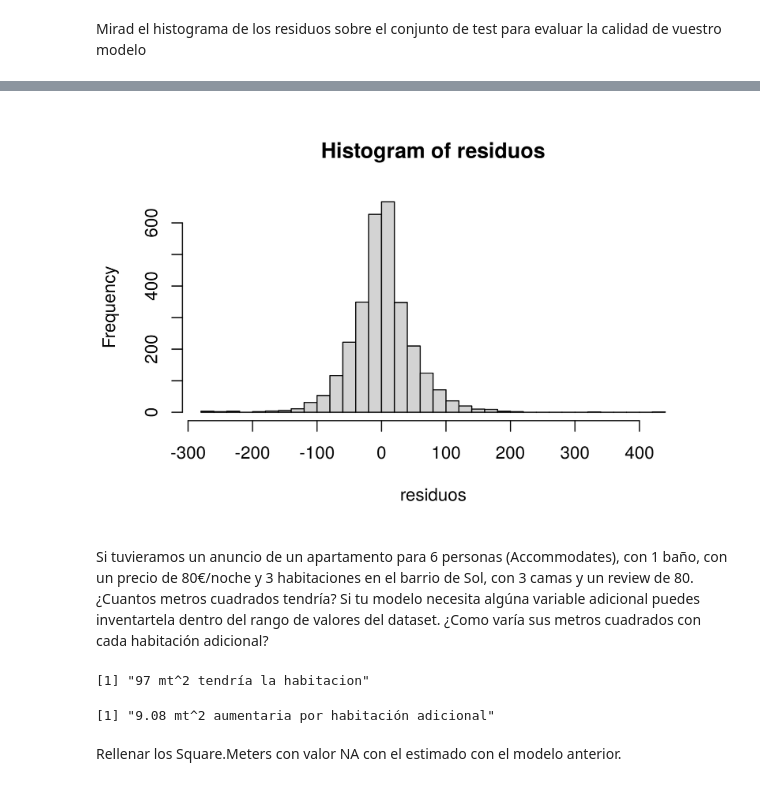
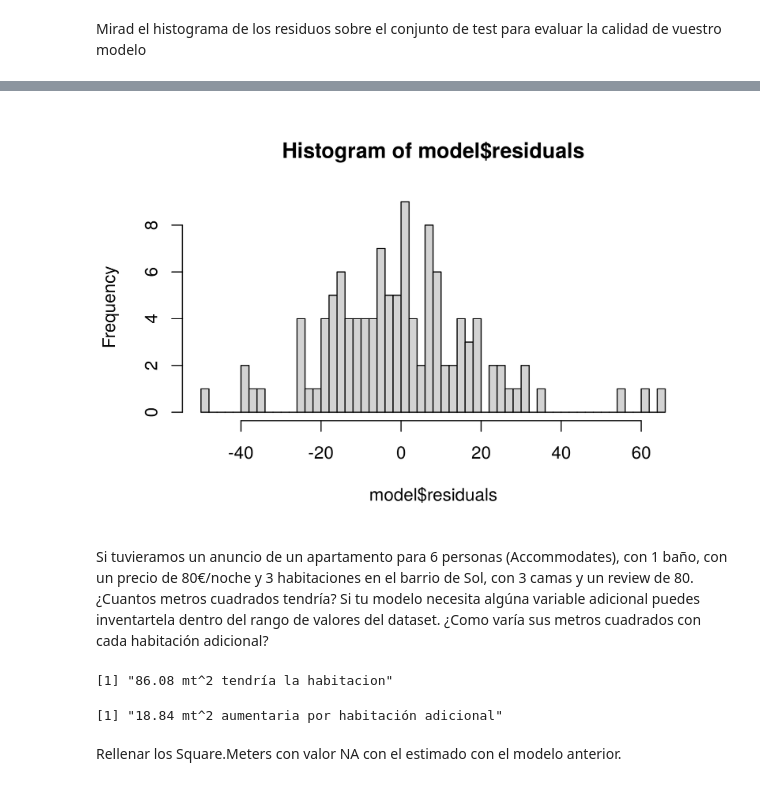
Before and after one commit to emmv20/data-mining, a Jupyter notebook: Practica-AlmadaEmmanuel.ipynb, the cells around one changed output, grey strips where cells are left out. Saved outputs shown, nothing was run; the diff lists cells and outputs as text; code cells hidden in the pictures.

```diff
--- a/Practica-AlmadaEmmanuel.ipynb
+++ b/Practica-AlmadaEmmanuel.ipynb
@@ -109,10 +113,12 @@ Warning message:
 # %% [markdown]
 Existen varios Barrios que todas sus entradas de Square.Meters son NA, vamos a eliminar del dataset todos los pisos que pertenecen a estos barrios.
 # %%
-df_madrid |> group_by(Neighbourhood) |>
-            summarise(x=sum(!is.na(Square.Meters))) |>
-            filter(x==0) |> pull(Neighbourhood) -> listado_barrios
+df_group_barrios <- df_madrid |> group_by(Neighbourhood) |>
+    summarise("Pisos" = sum(!is.na(Square.Meters)))
 
-df_madrid <- df_madrid[!df_madrid$Neighbourhood %in% listado_barrios,]
+barrios <- df_group_barrios[df_group_barrios$"Pisos" > 0,
+                            "Neighbourhood"]
 
-df_madrid
+df_barrios <- pull(barrios,Neighbourhood)
+
+df_madrid <- df_madrid[df_madrid$Neighbourhood %in% df_barrios,]
@@ -192,8 +194,9 @@ par(cex=0.4)
 plot(color_branches(dendrograma,
                     h=corte),
                     horiz=TRUE)
-abline(v=corte,col="blue")
-cl <- cutree_1h.dendrogram(dendrograma,h=0.4)
+abline(v=corte,
+       col="blue")
+c1 <- cutree_1h.dendrogram(dendrograma,h=corte)
 # %% [output]
 [figure]
 # %% [markdown]
@@ -217,6 +222,11 @@ df_madrid |> drop_na(Square.Meters) -> lm_madrid
 # %%
+madrid_NA <- df_madrid |> filter(!is.na(Square.Meters))
+
 set.seed(20)
-idx <-sample(1:nrow(lm_madrid),nrow(lm_madrid)*0.7)
+idx <-sample(1:nrow(madrid_NA),nrow(madrid_NA)*0.7)
 
-lm_madrid.train=lm_madrid[idx,]
-lm_madrid.test=lm_madrid[-idx,]
+train=madrid_NA[idx,]
+test=madrid_NA[-idx,]
+
+summary(train)
+summary(test)
@@ -223,10 +268,9 @@ lm_madrid.test=lm_madrid[-idx,]
 # %%
-#modelo sin Neighbourhood, Latitude,Longitude,neighb_id
-m_madrid<-lm(Square.Meters~Accommodates+Bathrooms+Bedrooms+
+model <-lm(Square.Meters~Accommodates+Bathrooms+Bedrooms+
                  Beds+Price+Guests.Included+Extra.People+
                  Review.Scores.Rating+Neighb_id,
-                 data=lm_madrid.train)
-summary(m_madrid)
+                 data=train)
+summary(model)
 # %% [output]
 Call:
 lm(formula = Square.Meters ~ Accommodates + Bathrooms + Bedrooms +
@@ -294,5 +313,4 @@ plot(cooks)
 # %%
 #representar el histograma de residuos
-residuos <- lm_madrid.train$Square.Meters-predict_madrid.test
-hist(residuos,30)
+hist(model$residuals  ,50)
 # %% [output]
@@ -301,4 +317,4 @@ Warning message in lm_madrid.train$Square.Meters - predict_madrid.test:
-[figure, old version]
+[figure, new version]
 # %% [markdown]
 Si tuvieramos un anuncio de un apartamento para 6 personas (Accommodates), con 1 baño, con un precio de 80€/noche y 3 habitaciones en el barrio de Sol, con 3 camas y un review de 80.
 ¿Cuantos metros cuadrados tendría? Si tu modelo necesita algúna variable adicional puedes inventartela dentro del rango de valores del dataset.
@@ -316,11 +332,11 @@ df_mt <- data.frame(Accommodates=6,
 # %%
-paste(round(predict(m_madrid, df_mt),digits = 2),"mt^2 tendría la habitacion")
+paste(round(predict(model, piso),digits = 2),"mt^2 tendría la habitacion")
 # %% [output]
-[1] "97 mt^2 tendría la habitacion"
+[1] "86.08 mt^2 tendría la habitacion"
 # %%
-paste(round(m_madrid$coefficients['Bedrooms'],digits = 2),"mt^2 aumentaria por habitación adicional")
+paste(round(model$coefficients['Bedrooms'],digits = 2),"mt^2 aumentaria por habitación adicional")
 # %% [output]
-[1] "9.08 mt^2 aumentaria por habitación adicional"
+[1] "18.84 mt^2 aumentaria por habitación adicional"
 # %% [markdown]
 Rellenar los Square.Meters con valor NA con el estimado con el modelo anterior.
 # %%
```
Also changed, not shown: parts of 21 cells of this notebook.
